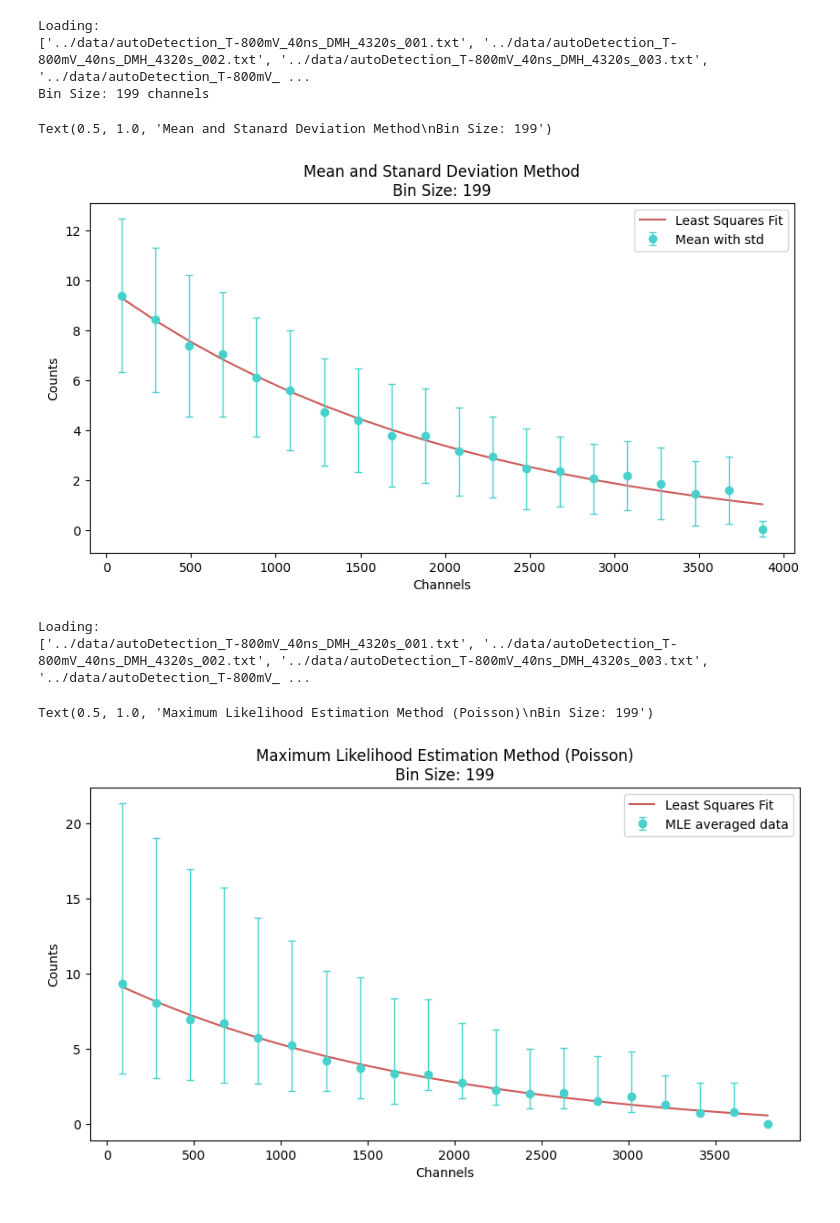
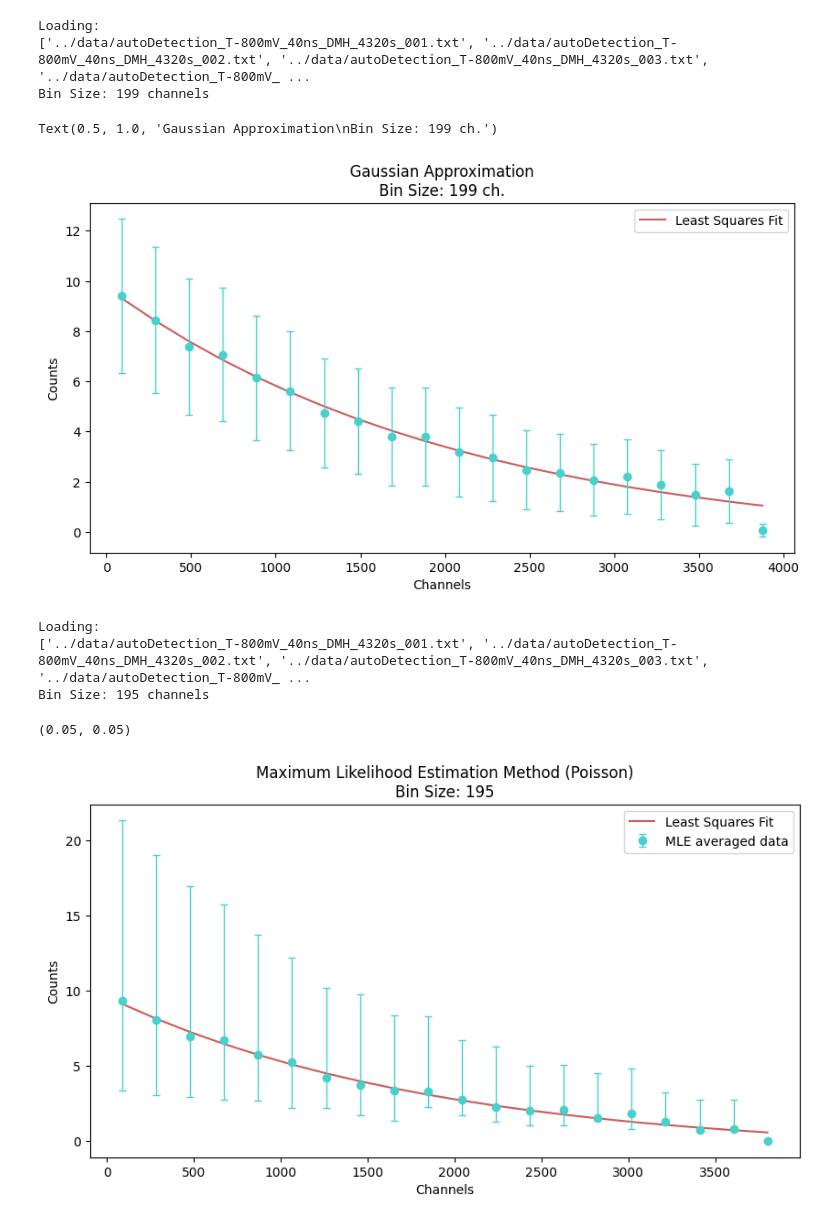
Before and after one commit to daraghhollman/UCD_4thYear_Labs, a Jupyter notebook: Muon Detector/python/extra_analysis.ipynb, the cells around one changed output. Drawn from its saved outputs; the diff is of its cells as text; code cells hidden in the pictures.

Commit message:
Implemented Gaussian Approximation

```diff
--- a/Muon Detector/python/extra_analysis.ipynb
+++ b/Muon Detector/python/extra_analysis.ipynb
@@ -34,7 +34,7 @@ def LoadExperimentRun(path, numberOfChannelsToRemove):
 
     return (binNumber, binCounts)
 
-def LoadMultipleRuns(basePath, filenamePrefix, numberOfChannelsToRemove):
+def LoadMultipleRuns(basePath, filenamePrefix, numberOfChannelsToRemove, histogram=False):
     #print(basePath + filenamePrefix + "*.txt")
     filePaths = glob(basePath + filenamePrefix + "*.txt")
 
@@ -48,5 +48,12 @@ def LoadMultipleRuns(basePath, filenamePrefix, numberOfChannelsToRemove):
     for filePath in filePaths:
         binCounts = binCounts + LoadExperimentRun(filePath, numberOfChannelsToRemove)[1]
 
+    occurances = 0
+    for el in binCounts:
+        occurances += el
+
+
+    print(f"{occurances} occurances")
+
     return (binsSample, binCounts)
 # %%
@@ -166,7 +171,7 @@ binFraction = 0.05
 binSize = int(binFraction * data[0][-1])
 print(f"Bin Size: {binSize} channels")
 
-rebinnedData = RebinData(data, binFraction, method="mean", verbose=False)
+rebinnedData = RebinData(data, binFraction, method="gaussian", verbose=False)
 
 x = rebinnedData[0]
 y = rebinnedData[1]
@@ -179,27 +184,31 @@ Loading:
 ['../data/autoDetection_T-800mV_40ns_DMH_4320s_001.txt', '../data/autoDetection_T-800mV_40ns_DMH_4320s_002.txt', '../data/autoDetection_T-800mV_40ns_DMH_4320s_003.txt', '../data/autoDetection_T-800mV_ ...
 Bin Size: 199 channels
 # %%
-pars, cov = FindFitParameters(rebinnedData[0:2], ExponentialCurve, sigma=None)
+pars, cov = FindFitParameters((x,y), ExponentialCurve, sigma=None)
 
 
 fig, ax = plt.subplots(1, 1, figsize=(10,5))
 
 ax.plot(rebinnedData[0], ExponentialCurve(rebinnedData[0], pars[0], pars[1], pars[2], pars[3]), color="indianred", label="Least Squares Fit")
 
-ax.errorbar(x, y, yerr=yErr, fmt="o", capsize=3, linewidth=1, color="mediumturquoise", label="Mean with std")
+ax.errorbar(x, y, yerr=yErr, fmt="o", capsize=3, linewidth=1, color="mediumturquoise", label="")
 ax.set_xlabel("Channels")
 ax.set_ylabel("Counts")
 ax.legend()
-ax.set_title(f"Mean and Stanard Deviation Method\nBin Size: {binSize}")
+ax.set_title(f"Gaussian Approximation\nBin Size: {binSize} ch.")
 # %% [output]
-Text(0.5, 1.0, 'Mean and Stanard Deviation Method\nBin Size: 199')
+Text(0.5, 1.0, 'Gaussian Approximation\nBin Size: 199 ch.')
-[figure, old version]
+[figure, new version]
 # %%
 #data = LoadExperimentRun("./../data/muons_T-800mV_W-40ns_DMH_75600s.txt", 90)
 
 data = LoadMultipleRuns("../data/", "autoDetection_T-800mV_40ns_DMH_", (90, 100))
 
-rebinnedData = RebinData(data, 0.05, method="MLE", verbose=False)
+binFraction = 0.05
+binSize = int(binFraction * data[0][-1])
+print(f"Bin Size: {binSize} channels")
+
+rebinnedData = RebinData(data, binFraction, method="MLE", verbose=False)
 
 x = rebinnedData[0]
 y = rebinnedData[1]
@@ -210,6 +219,7 @@ yErr = np.squeeze(yErr)
 # %% [output]
 Loading:
 ['../data/autoDetection_T-800mV_40ns_DMH_4320s_001.txt', '../data/autoDetection_T-800mV_40ns_DMH_4320s_002.txt', '../data/autoDetection_T-800mV_40ns_DMH_4320s_003.txt', '../data/autoDetection_T-800mV_ ...
+Bin Size: 195 channels
 # %%
 pars, cov = FindFitParameters((x, y), ExponentialCurve, sigma=None)
 
@@ -223,6 +233,7 @@ ax.set_xlabel("Channels")
 ax.set_ylabel("Counts")
 ax.legend()
 ax.set_title(f"Maximum Likelihood Estimation Method (Poisson)\nBin Size: {binSize}")
+ax.margins()
 # %% [output]
-Text(0.5, 1.0, 'Maximum Likelihood Estimation Method (Poisson)\nBin Size: 199')
+(0.05, 0.05)
 [figure]
```
Also changed, not shown: parts of 2 cells of this notebook.
